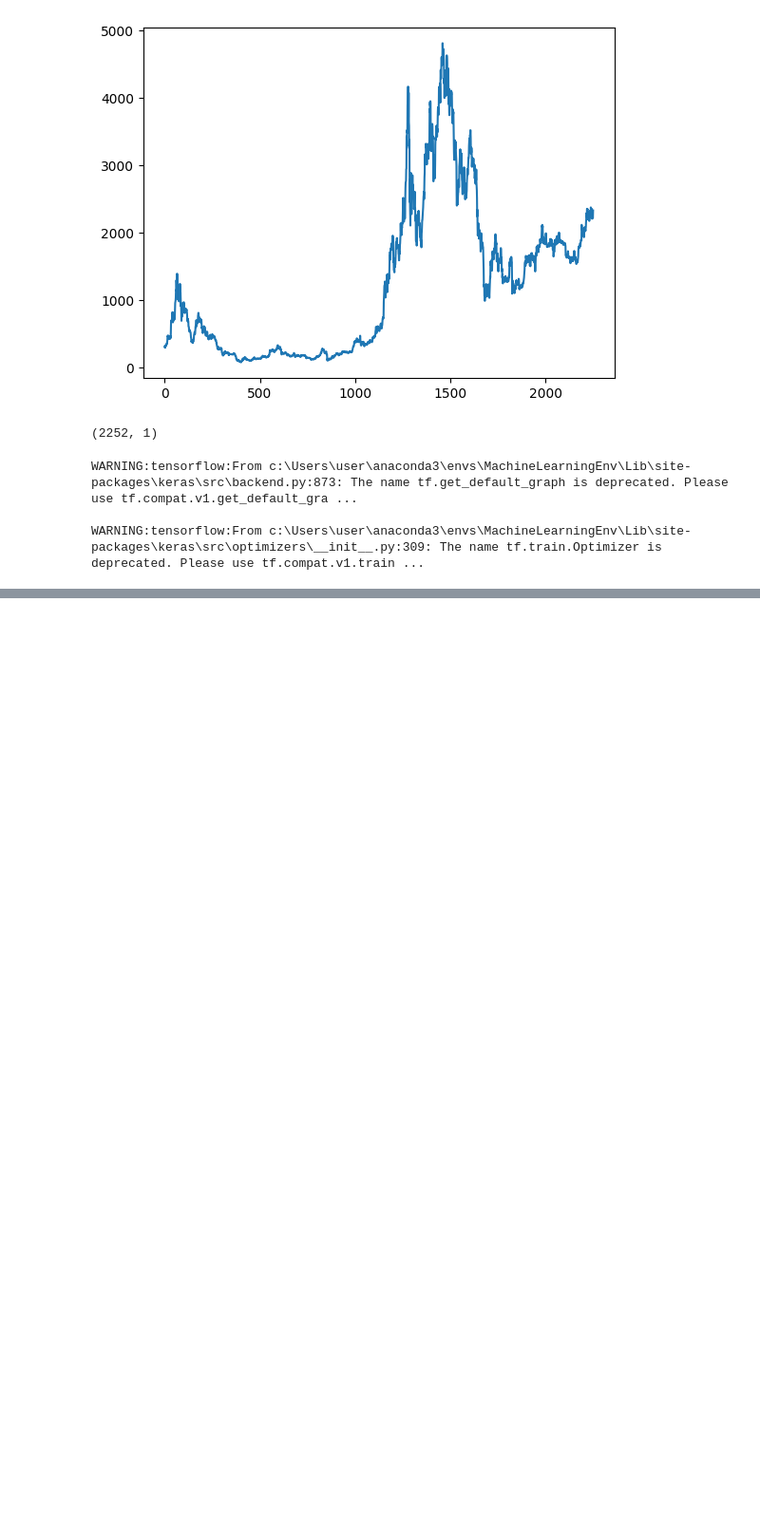
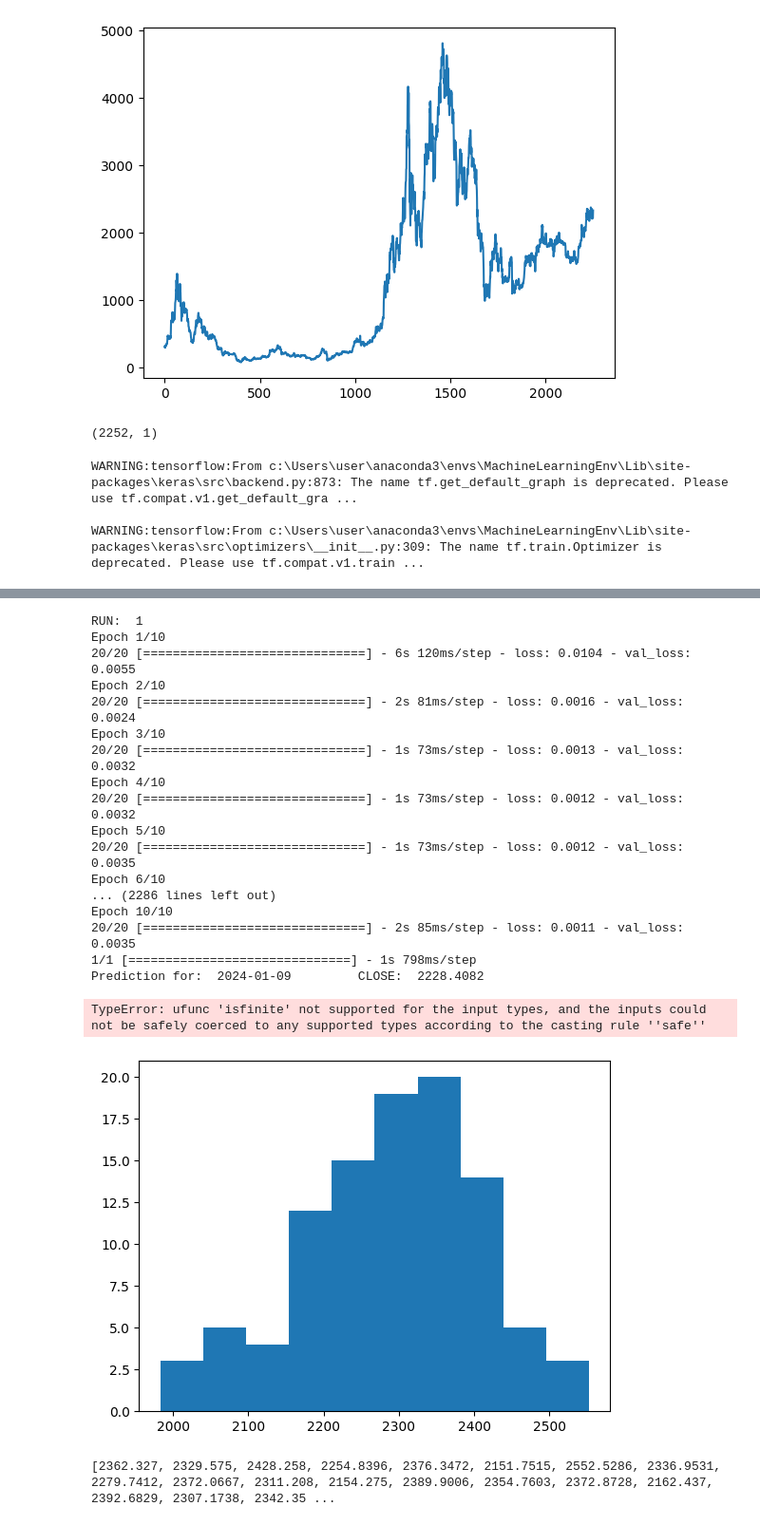
Before and after one commit to DarkDragoon2002/Fintech-Hacka, a Jupyter notebook: LSTM.ipynb, the cells around one changed output, grey strips where cells are left out. Shown at 95% size. Drawn from its saved outputs; the diff is of its cells as text; code cells hidden in the pictures; blank space fills up the shorter version.

```diff
--- a/LSTM.ipynb
+++ b/LSTM.ipynb
@@ -149,5 +131,5 @@ plt.show()
 # %%
 prediction_data = np.array(dataclose[-100:]).transpose()
-prediction = scaler.inverse_transform(model.predict(prediction_data))
-print("Prediction for: ", end_date, "        CLOSE: ", prediction[0][0])
+prediction = scaler.inverse_transform(model.predict(prediction_data))[0][0]
+print("Prediction for: ", end_date, "        CLOSE: ", prediction)
 # %% [output]
@@ -155,0 +138,50 @@ Prediction for:  2024-01-09         CLOSE:  2324.5193
+# %%
+results = []
+runs = 100
+for i in range(runs):
+    print("RUN: ", i+1)
+    model = Sequential()
+    model.add(LSTM(50,return_sequences = True,input_shape = (X_train.shape[1],1)))
+    model.add(LSTM(50,return_sequences = True))
+    model.add(LSTM(50))
+    model.add(Dense(1))
+    model.compile(loss = 'mean_squared_error',optimizer = 'adam')
+    model.fit(X_train,Y_train,validation_data = (X_test,Y_test),epochs = 10,batch_size = 64,verbose = 1)
+    prediction = scaler.inverse_transform(model.predict(prediction_data))[0][0]
+    print("Prediction for: ", end_date, "        CLOSE: ", prediction)
+    results.append(prediction)
+
+plt.hist(results)
+mu, std = norm.fit(data)
+xmin, xmax = plt.xlim()
+x = np.linspace(xmin, xmax, 100)
+p = norm.pdf(x, mu, std)
+
+plt.plot(x, p, 'k', linewidth=2)
+title = "Fit Values: {:.2f} and {:.2f}".format(mu, std)
+plt.title(title)
+plt.show()
+# %% [output]
+RUN:  1
+Epoch 1/10
+20/20 [==============================] - 6s 120ms/step - loss: 0.0104 - val_loss: 0.0055
+Epoch 2/10
+20/20 [==============================] - 2s 81ms/step - loss: 0.0016 - val_loss: 0.0024
+Epoch 3/10
+20/20 [==============================] - 1s 73ms/step - loss: 0.0013 - val_loss: 0.0032
+Epoch 4/10
+20/20 [==============================] - 1s 73ms/step - loss: 0.0012 - val_loss: 0.0032
+Epoch 5/10
+20/20 [==============================] - 1s 73ms/step - loss: 0.0012 - val_loss: 0.0035
+Epoch 6/10
+... (2286 lines left out)
+Epoch 10/10
+20/20 [==============================] - 2s 85ms/step - loss: 0.0011 - val_loss: 0.0035
+1/1 [==============================] - 1s 798ms/step
+Prediction for:  2024-01-09         CLOSE:  2228.4082
+TypeError: ufunc 'isfinite' not supported for the input types, and the inputs could not be safely coerced to any supported types according to the casting rule ''safe''
+[figure, added]
+# %%
+print(results)
+# %% [output]
+[2362.327, 2329.575, 2428.258, 2254.8396, 2376.3472, 2151.7515, 2552.5286, 2336.9531, 2279.7412, 2372.0667, 2311.208, 2154.275, 2389.9006, 2354.7603, 2372.8728, 2162.437, 2392.6829, 2307.1738, 2342.35 ...
```
Also changed, not shown: parts of 10 cells of this notebook, 4 other files.
